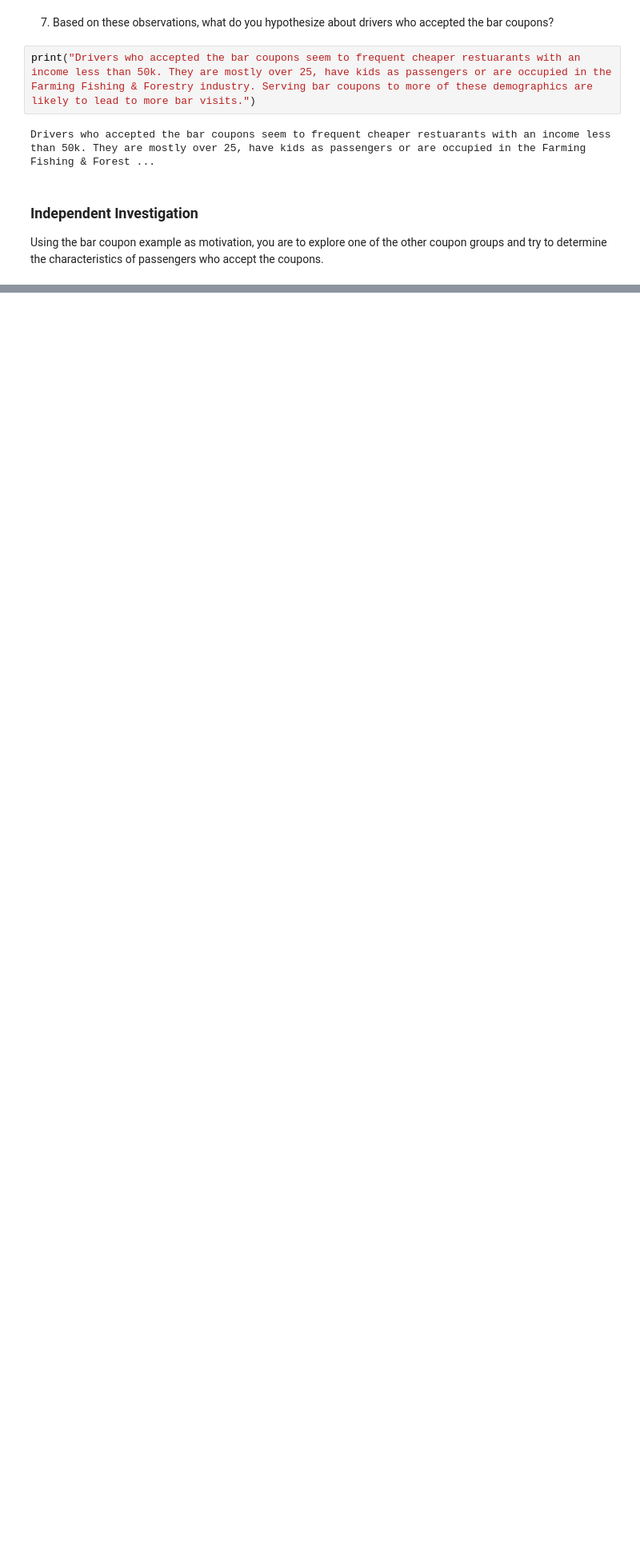
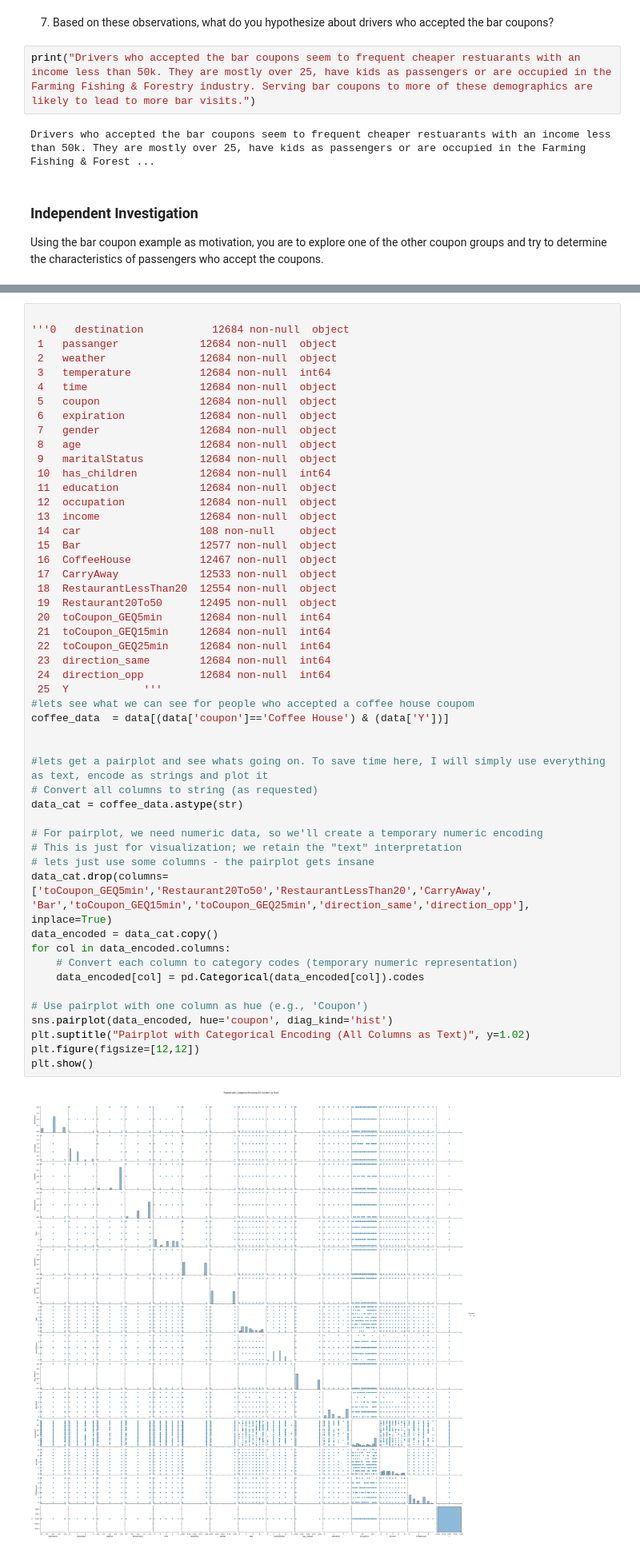
Before and after one commit to rbhat/aiml-customer-code, a Jupyter notebook: prompt.ipynb, the cells around one changed output, grey strips where cells are left out. Shown at 80% size. Cells and saved outputs as stored; diff of their text form; blank space fills up the shorter version.

```diff
--- a/prompt.ipynb
+++ b/prompt.ipynb
@@ -295,0 +289,52 @@ ValueError: setting an array element with a sequence. The requested array has an
+# %%
+
+'''0   destination           12684 non-null  object
+ 1   passanger             12684 non-null  object
+ 2   weather               12684 non-null  object
+ 3   temperature           12684 non-null  int64
+ 4   time                  12684 non-null  object
+ 5   coupon                12684 non-null  object
+ 6   expiration            12684 non-null  object
+ 7   gender                12684 non-null  object
+ 8   age                   12684 non-null  object
+ 9   maritalStatus         12684 non-null  object
+ 10  has_children          12684 non-null  int64
+ 11  education             12684 non-null  object
+ 12  occupation            12684 non-null  object
+ 13  income                12684 non-null  object
+ 14  car                   108 non-null    object
+ 15  Bar                   12577 non-null  object
+ 16  CoffeeHouse           12467 non-null  object
+ 17  CarryAway             12533 non-null  object
+ 18  RestaurantLessThan20  12554 non-null  object
+ 19  Restaurant20To50      12495 non-null  object
+ 20  toCoupon_GEQ5min      12684 non-null  int64
+ 21  toCoupon_GEQ15min     12684 non-null  int64
+ 22  toCoupon_GEQ25min     12684 non-null  int64
+ 23  direction_same        12684 non-null  int64
+ 24  direction_opp         12684 non-null  int64
+ 25  Y            '''
+#lets see what we can see for people who accepted a coffee house coupom
+coffee_data  = data[(data['coupon']=='Coffee House') & (data['Y'])]
+
+
+#lets get a pairplot and see whats going on. To save time here, I will simply use everything as text, encode as strings and plot it
+# Convert all columns to string (as requested)
+data_cat = coffee_data.astype(str)
+
+# For pairplot, we need numeric data, so we'll create a temporary numeric encoding
+# This is just for visualization; we retain the "text" interpretation
+# lets just use some columns - the pairplot gets insane
+data_cat.drop(columns=['toCoupon_GEQ5min','Restaurant20To50','RestaurantLessThan20','CarryAway', 'Bar','toCoupon_GEQ15min','toCoupon_GEQ25min','direction_same','direction_opp'], inplace=True)
+data_encoded = data_cat.copy()
+for col in data_encoded.columns:
+    # Convert each column to category codes (temporary numeric representation)
+    data_encoded[col] = pd.Categorical(data_encoded[col]).codes
+
+# Use pairplot with one column as hue (e.g., 'Coupon')
+sns.pairplot(data_encoded, hue='coupon', diag_kind='hist')
+plt.suptitle("Pairplot with Categorical Encoding (All Columns as Text)", y=1.02)
+plt.figure(figsize=[12,12])
+plt.show()
+# %% [output]
+[figure, added]
```
Also changed, not shown: parts of 3 cells of this notebook.
